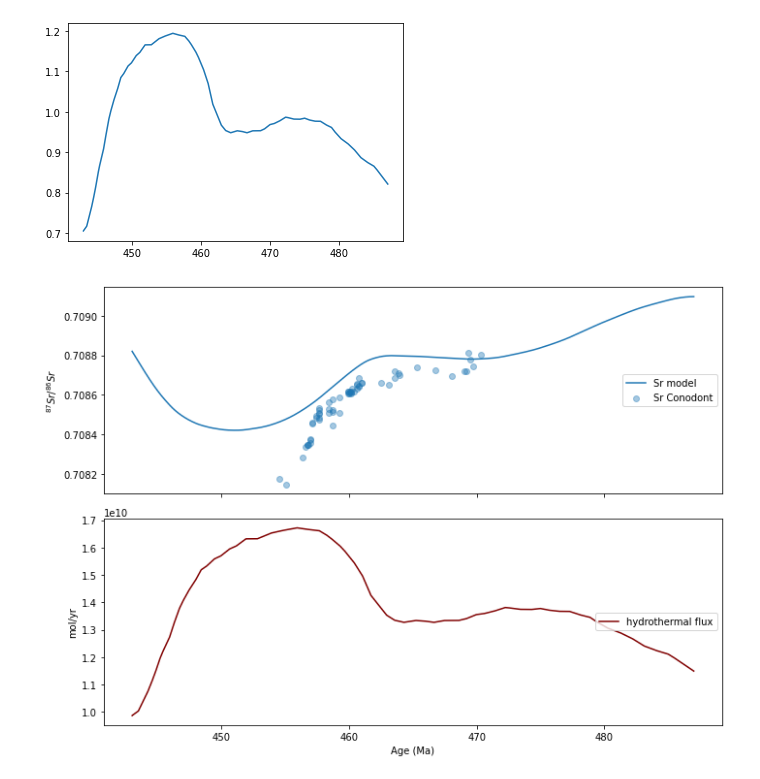
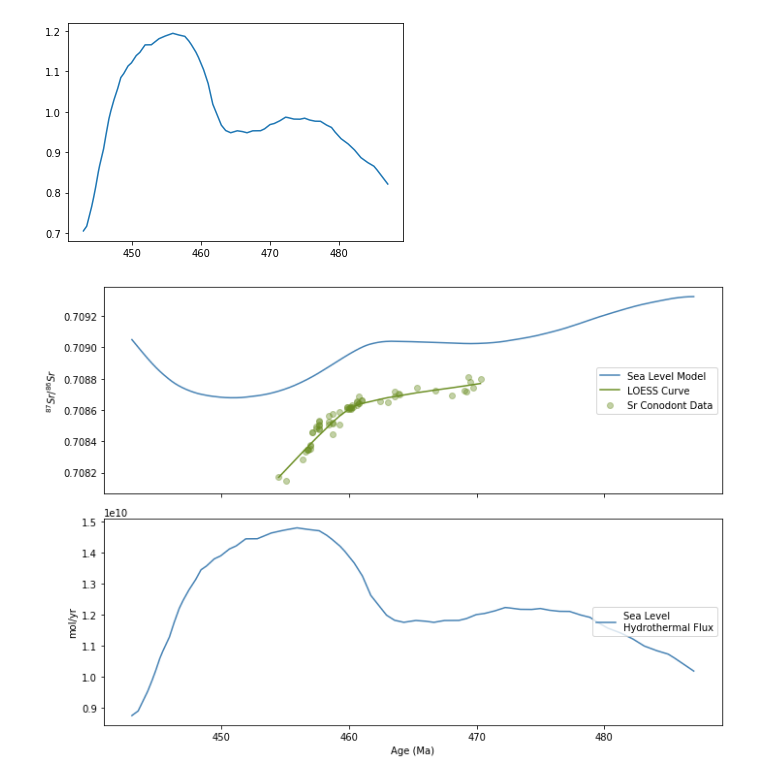
Before and after one commit to datuadiatma/avila_etal_2022, a Jupyter notebook: Notebook/Ordovician_Sr_Model.ipynb, the cells around one changed output. Drawn from its saved outputs; the diff is of its cells as text; code cells hidden in the pictures.

```diff
--- a/Notebook/Ordovician_Sr_Model.ipynb
+++ b/Notebook/Ordovician_Sr_Model.ipynb
@@ -111,7 +111,7 @@ Jhcrest0 = 9.00e9
 Jhcrest = np.ones(nt) * Jhcrest0
 
 # Off-axis (flank) hydrothermal flux
-Jhflank0 = 5.00e9
+Jhflank0 = 3.4e9
 Jhflank = np.ones(nt) * Jhflank0
 
 # Total hydrothermal flux
@@ -193,20 +198,22 @@ Rsw, GradSr = run_sim(nt, dt, age, Jriv, Rriv, Rsw, Jh, Rh, N)
 # %%
 # Load sr measurement for comparison
 SrOrdo = pd.read_csv('../Data/Arbuckle_Sr.csv')
+loess = pd.read_csv('../Data/Srloess_R.csv')
 
 # plot the result
 fig, (ax1, ax2) = plt.subplots(2, 1, figsize=(10, 7), sharex=True)
-ax1.plot(age, Rsw, label="Sr model")
-ax1.scatter(SrOrdo['Age20'], SrOrdo['Sr'], label='Sr Conodont', alpha=0.4)
+ax1.plot(age, Rsw, c='maroon', label="Unconstrained Model")
+ax1.plot(loess['age'], loess['loess'], c='olivedrab', label='LOESS Curve')
+ax1.scatter(SrOrdo['Age20'], SrOrdo['Sr'], c='olivedrab', label='Sr Conodont Data', alpha=0.4)
 ax1.set_ylabel('$^{87}Sr/^{86}Sr$')
 ax1.legend(loc='right')
 
 ax1b = ax1.twinx()
-ax1b.plot(age, GradSr, color='green',label='Rate of Change')
+ax1b.plot(age, GradSr, color='coral',label='Rate of Change')
 ax1b.set_ylabel('Rate of Change\n(/yr)')
 ax1b.legend(loc='upper left')
 
-ax2.plot(age, Jh, c='maroon',label='hydrothermal flux')
+ax2.plot(age, Jh, c='maroon',label='Unconstrained Hydrothermal Flux')
 ax2.set_ylabel('mol/yr')
 ax2.set_xlabel('Age (Ma)')
 ax2.legend(loc='right')
@@ -267,22 +274,23 @@ Rsw_sl, GradSr_sl = run_sim(nt, dt, age, Jriv, Rriv, Rsw_sl, Jh_sl, Rh, N)
 # %%
 # plot the result
 fig, (ax1, ax2) = plt.subplots(2, 1, figsize=(10, 7), sharex=True)
-ax1.plot(age, Rsw_sl, label="Sr model")
-ax1.scatter(SrOrdo['Age20'], SrOrdo['Sr'], label='Sr Conodont', alpha=0.4)
+ax1.plot(age, Rsw_sl, c='steelblue',label="Sea Level Model")
+ax1.plot(loess['age'], loess['loess'], c='olivedrab', label='LOESS Curve')
+ax1.scatter(SrOrdo['Age20'], SrOrdo['Sr'], c='olivedrab', label='Sr Conodont Data', alpha=0.4)
 ax1.set_ylabel('$^{87}Sr/^{86}Sr$')
 ax1.legend(loc='right')
 
-ax2.plot(age, Jh_sl, c='maroon',label='hydrothermal flux')
+ax2.plot(age, Jh_sl, c='steelblue',label='Sea Level\nHydrothermal Flux')
 ax2.set_ylabel('mol/yr')
 ax2.set_xlabel('Age (Ma)')
 ax2.legend(loc='right')
 
 plt.tight_layout()
 plt.savefig('../Figure/OrdovicianSr_sealevel.png')
 plt.savefig('../Figure/OrdovicianSr_sealevel.svg')
 plt.show()
 # %% [output]
-[figure, old version]
+[figure, new version]
 # %%
 fig, ax = plt.subplots(3, figsize=(8, 10), sharex=True)
 
```
Also changed, not shown: parts of 4 cells of this notebook, 12 other files.
